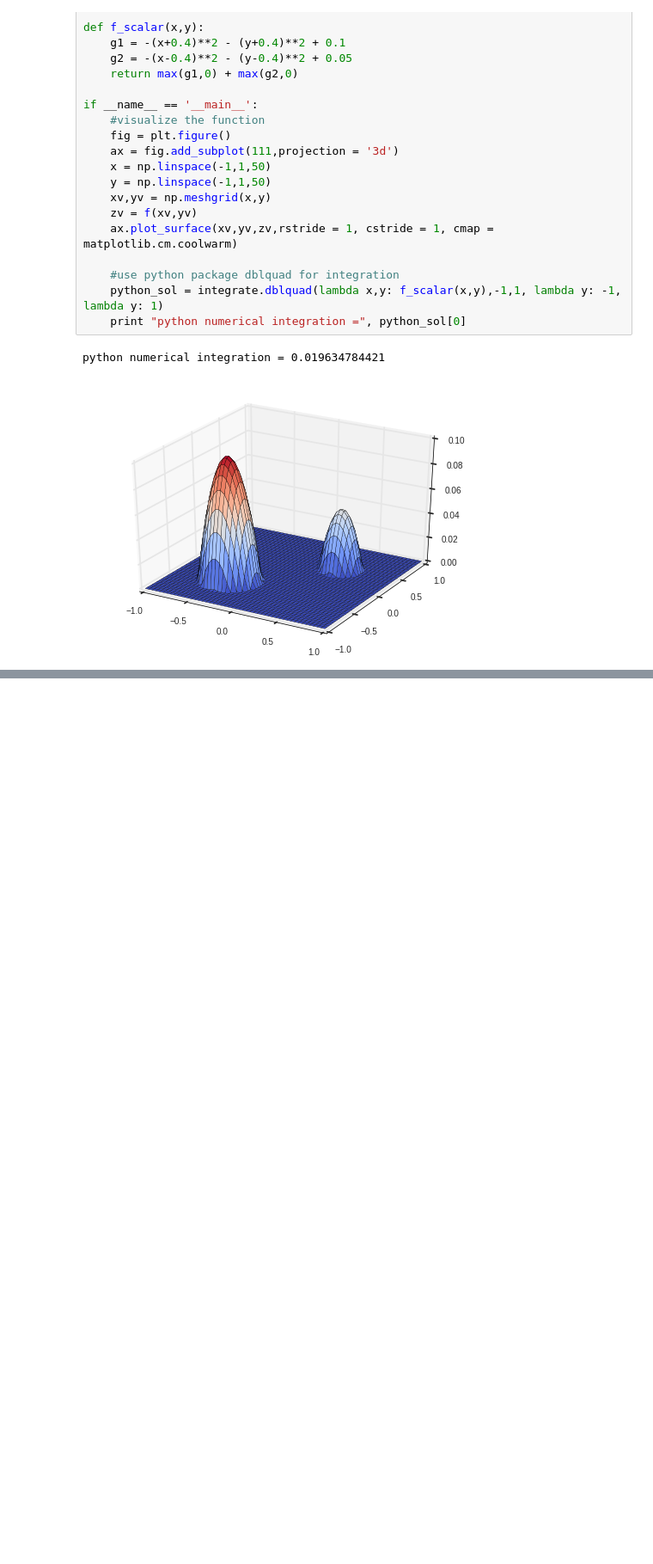
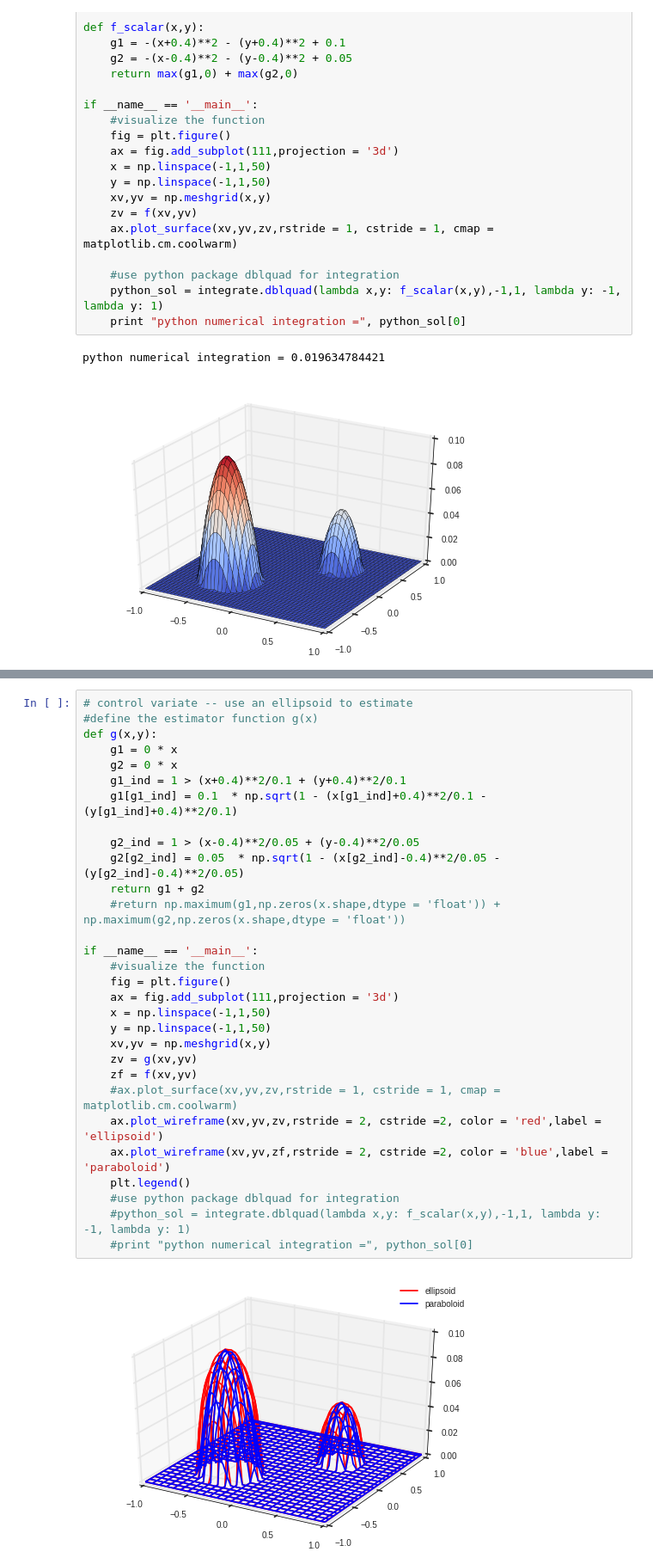
Before and after one commit to kevinchen1000/2016, a Jupyter notebook: Homework/AM207_yufengkevinchen_HW1.ipynb, the cells around one changed output, grey strips where cells are left out. Shown at 86% size. Drawn from its saved outputs; the diff is of its cells as text; blank space fills up the shorter version.

Commit message:
hmw strat + start on variate

```diff
--- a/Homework/AM207_yufengkevinchen_HW1.ipynb
+++ b/Homework/AM207_yufengkevinchen_HW1.ipynb
@@ -566,0 +587,32 @@ simple MC estimates =  0.0196160679849 with std =  0.00188558046359
+# %%
+# control variate -- use an ellipsoid to estimate
+#define the estimator function g(x)
+def g(x,y):
+    g1 = 0 * x
+    g2 = 0 * x
+    g1_ind = 1 > (x+0.4)**2/0.1 + (y+0.4)**2/0.1
+    g1[g1_ind] = 0.1  * np.sqrt(1 - (x[g1_ind]+0.4)**2/0.1 - (y[g1_ind]+0.4)**2/0.1)
+
+    g2_ind = 1 > (x-0.4)**2/0.05 + (y-0.4)**2/0.05
+    g2[g2_ind] = 0.05  * np.sqrt(1 - (x[g2_ind]-0.4)**2/0.05 - (y[g2_ind]-0.4)**2/0.05)
+    return g1 + g2
+    #return np.maximum(g1,np.zeros(x.shape,dtype = 'float')) + np.maximum(g2,np.zeros(x.shape,dtype = 'float'))
+
+if __name__ == '__main__':
+    #visualize the function
+    fig = plt.figure()
+    ax = fig.add_subplot(111,projection = '3d')
+    x = np.linspace(-1,1,50)
+    y = np.linspace(-1,1,50)
+    xv,yv = np.meshgrid(x,y)
+    zv = g(xv,yv)
+    zf = f(xv,yv)
+    #ax.plot_surface(xv,yv,zv,rstride = 1, cstride = 1, cmap = matplotlib.cm.coolwarm)
+    ax.plot_wireframe(xv,yv,zv,rstride = 2, cstride =2, color = 'red',label = 'ellipsoid')
+    ax.plot_wireframe(xv,yv,zf,rstride = 2, cstride =2, color = 'blue',label = 'paraboloid')
+    plt.legend()
+    #use python package dblquad for integration
+    #python_sol = integrate.dblquad(lambda x,y: f_scalar(x,y),-1,1, lambda y: -1, lambda y: 1)
+    #print "python numerical integration =", python_sol[0]
+# %% [output]
+[figure, added]
```
Also changed, not shown: parts of 8 cells of this notebook.
